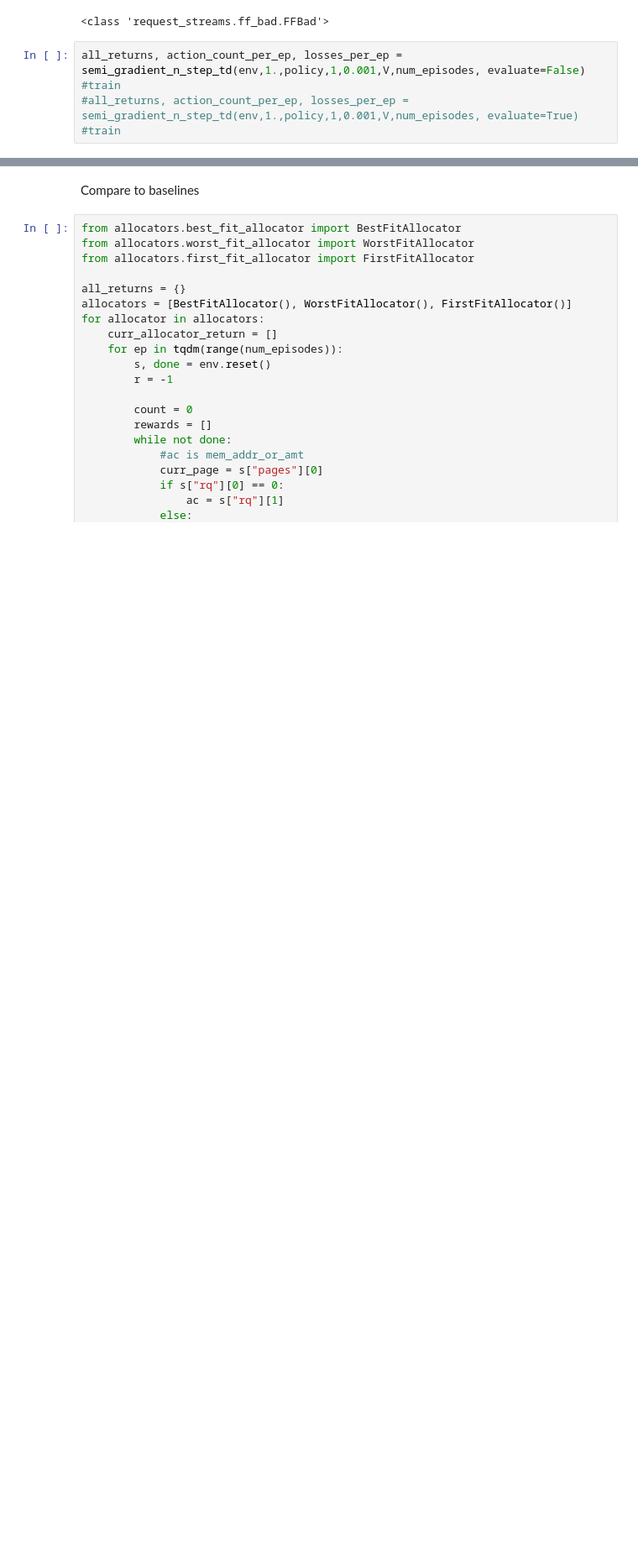
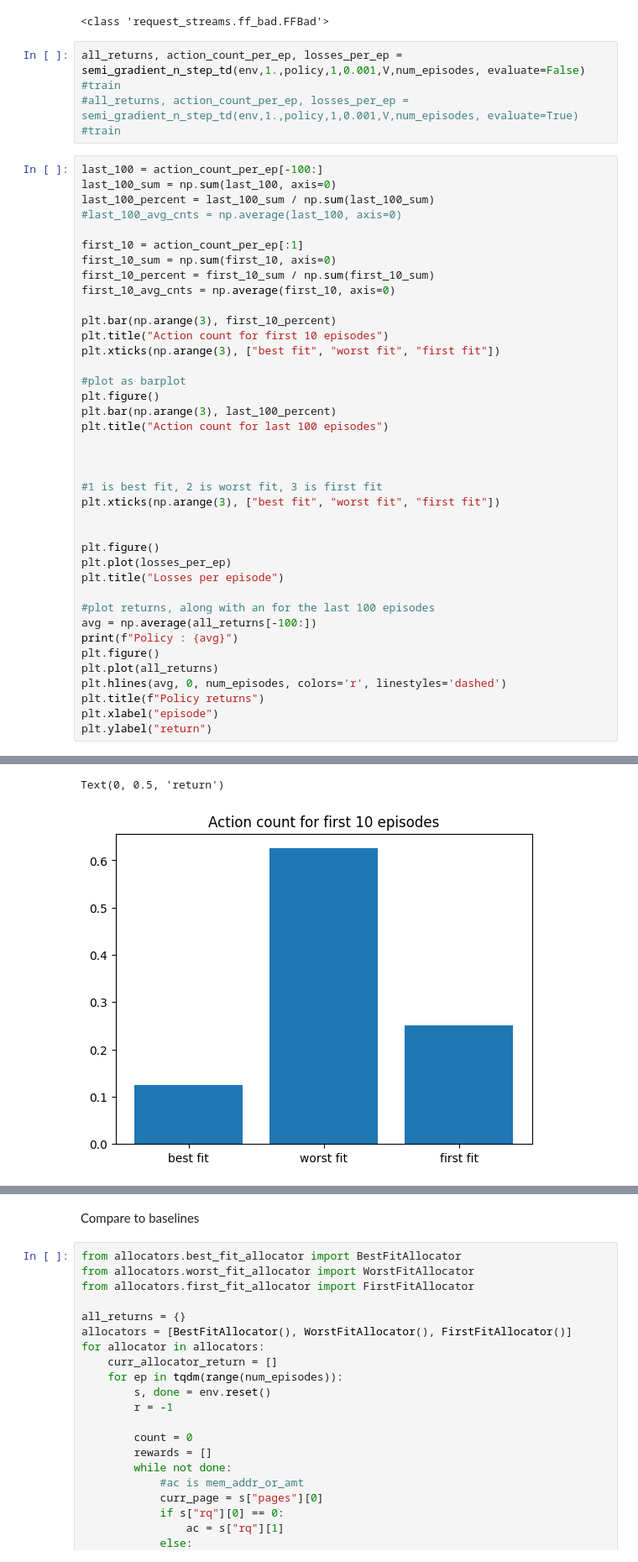
Before and after one commit to curry2736/rl-malloc, a Jupyter notebook: test_pol.ipynb, the cells around one changed output, grey strips where cells are left out. Shown at 84% size. Cells and saved outputs as stored; diff of their text form; blank space fills up the shorter version.

```diff
--- a/test_pol.ipynb
+++ b/test_pol.ipynb
@@ -107,3 +114,43 @@ policy = NNFitPolicy(V)
 # %%
 all_returns, action_count_per_ep, losses_per_ep = semi_gradient_n_step_td(env,1.,policy,1,0.001,V,num_episodes, evaluate=False) #train
 #all_returns, action_count_per_ep, losses_per_ep = semi_gradient_n_step_td(env,1.,policy,1,0.001,V,num_episodes, evaluate=True) #train
+# %%
+last_100 = action_count_per_ep[-100:]
+last_100_sum = np.sum(last_100, axis=0)
+last_100_percent = last_100_sum / np.sum(last_100_sum)
+#last_100_avg_cnts = np.average(last_100, axis=0)
+
+first_10 = action_count_per_ep[:1]
+first_10_sum = np.sum(first_10, axis=0)
+first_10_percent = first_10_sum / np.sum(first_10_sum)
+first_10_avg_cnts = np.average(first_10, axis=0)
+
+plt.bar(np.arange(3), first_10_percent)
+plt.title("Action count for first 10 episodes")
+plt.xticks(np.arange(3), ["best fit", "worst fit", "first fit"])
+
+#plot as barplot
+plt.figure()
+plt.bar(np.arange(3), last_100_percent)
+plt.title("Action count for last 100 episodes")
+
+
+
+#1 is best fit, 2 is worst fit, 3 is first fit
+plt.xticks(np.arange(3), ["best fit", "worst fit", "first fit"])
+
+
+plt.figure()
+plt.plot(losses_per_ep)
+plt.title("Losses per episode")
+
+#plot returns, along with an for the last 100 episodes
+avg = np.average(all_returns[-100:])
+print(f"Policy : {avg}")
+plt.figure()
+plt.plot(all_returns)
+plt.hlines(avg, 0, num_episodes, colors='r', linestyles='dashed')
+plt.title(f"Policy returns")
+plt.xlabel("episode")
+plt.ylabel("return")
+# %% [output]
@@ -109,0 +158,2 @@ all_returns, action_count_per_ep, losses_per_ep = semi_gradient_n_step_td(env,1.
+Text(0, 0.5, 'return')
+[figure, added]
```
Also changed, not shown: parts of 9 cells of this notebook, 10 other files.
